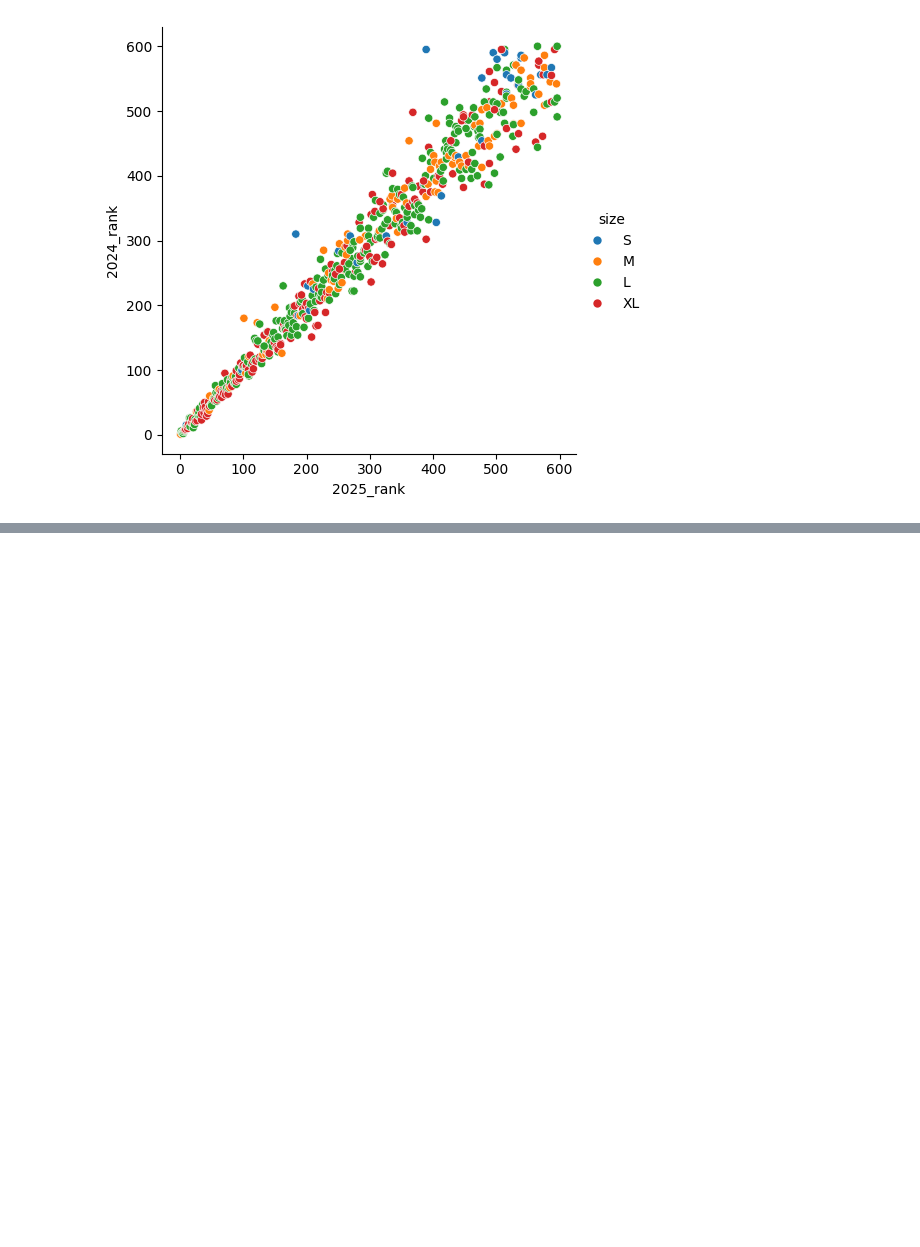
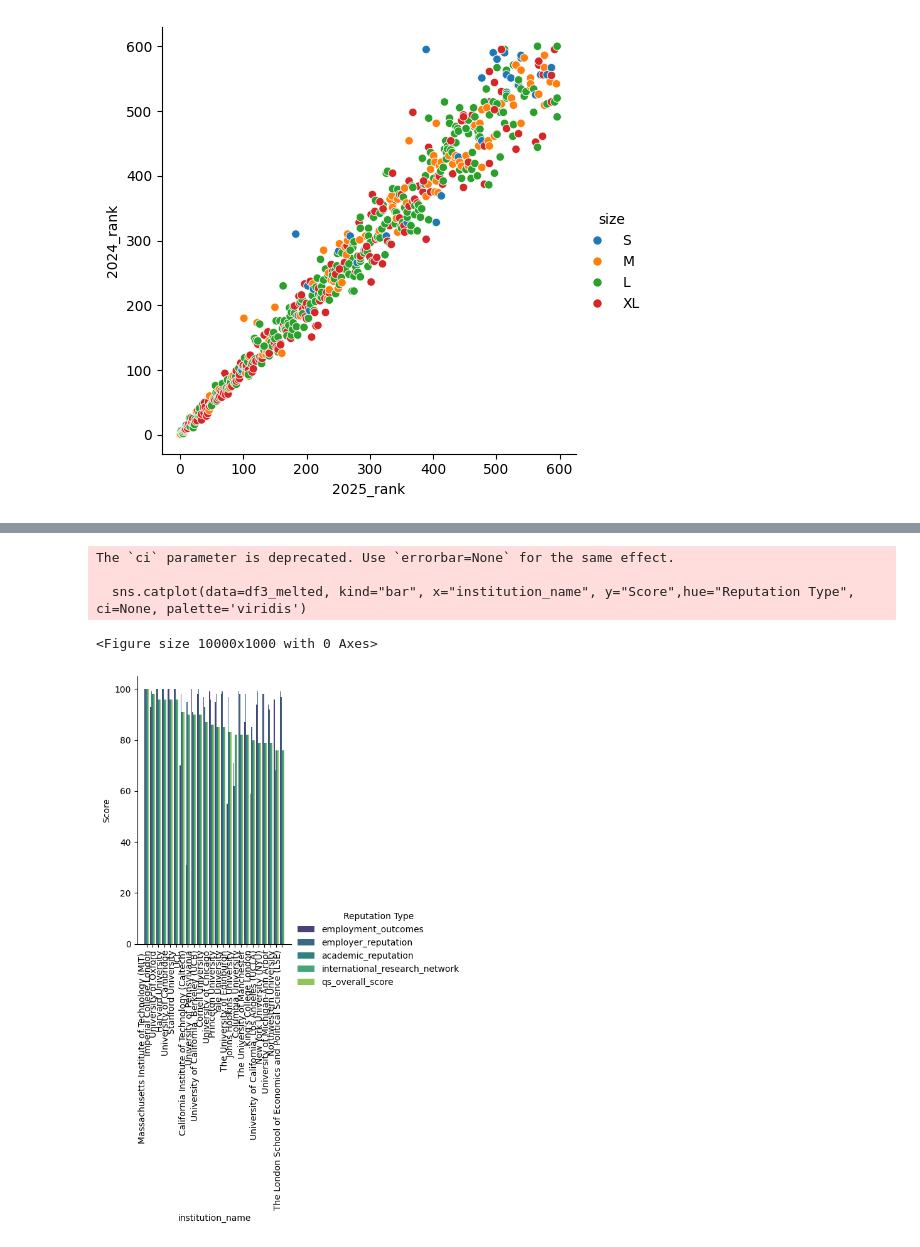
Before and after one commit to thezachdrake/UMD-INST760-Summer2024, a Jupyter notebook: notebooks/Getachew_notebook_final.ipynb, the cells around one changed output, grey strips where cells are left out. Drawn from its saved outputs; the diff is of its cells as text; code cells hidden in the pictures; blank space fills up the shorter version.

```diff
--- a/notebooks/Getachew_notebook_final.ipynb
+++ b/notebooks/Getachew_notebook_final.ipynb
@@ -62,0 +95,15 @@ sns.catplot(data=df,kind="box",x = "employer_reputation", y="size",hue="size" )
+# %%
+df3_melted = df3.melt(id_vars=["institution_name"], value_vars=[ 'employment_outcomes',"employer_reputation","academic_reputation","international_research_network","qs_overall_score"], var_name='Reputation Type', value_name='Score')
+
+plt.figure(figsize=(100, 10))
+sns.catplot(data=df3_melted, kind="bar", x="institution_name", y="Score",hue="Reputation Type", ci=None, palette='viridis')
+plt.xticks(rotation=90,ha='right')
+plt.ylim(50, 100) #since these are the best school they have hugher scores, it makes sense to start viewing scores above 75 for a better view
+plt.autoscale(enable=True, axis='both', tight=None)
+plt.show()
+# %% [output]
+The `ci` parameter is deprecated. Use `errorbar=None` for the same effect.
+
+  sns.catplot(data=df3_melted, kind="bar", x="institution_name", y="Score",hue="Reputation Type", ci=None, palette='viridis')
+<Figure size 10000x1000 with 0 Axes>
+[figure, added]
```
Also changed, not shown: parts of 10 cells of this notebook.
